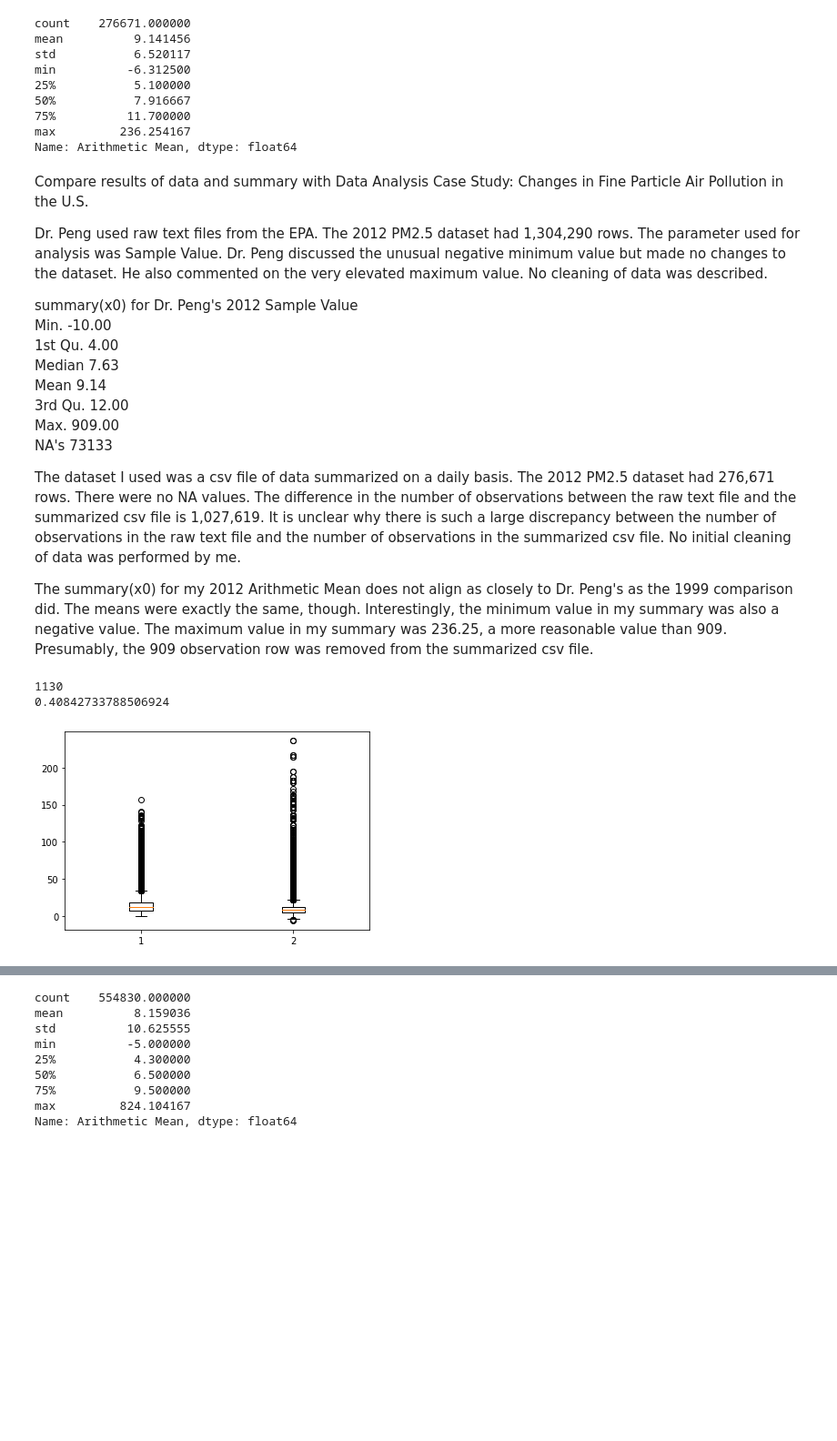
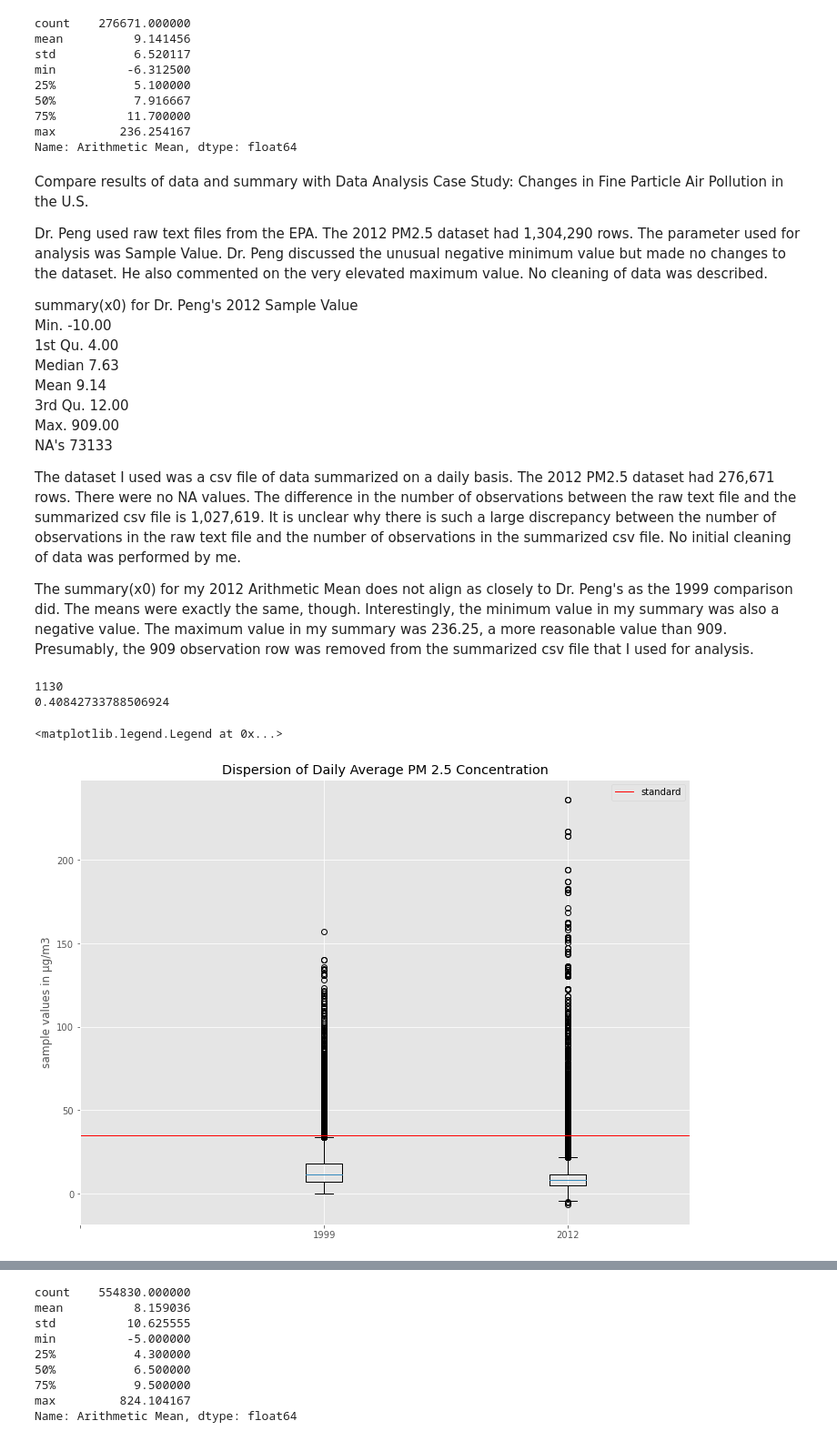
Before and after one commit to mjlaw/FIT_capstone, a Jupyter notebook: Jupyter_notebooks/PM2.5 studies.ipynb, the cells around one changed output, grey strips where cells are left out. Shown: that part at 91% size. Cells and saved outputs as stored; diff of their text form; code cells hidden in the pictures; blank space fills up the shorter version.

Commit message:
added visualizations

```diff
--- a/Jupyter_notebooks/PM2.5 studies.ipynb
+++ b/Jupyter_notebooks/PM2.5 studies.ipynb
@@ -4,7 +4,7 @@ The EPA's current 24 hour standard for PM 2.5 is 35 µg/m3. Levels above this ex
 import numpy as np
 import pandas as pd
 
-pm0 = pd.read_table('C:\\Users\\Mary\\CIS5898\\daily_88101_1999.csv', delimiter = ',') #read in PM2.5 data for 1999
+pm0 = pd.read_csv('C:\\Users\\Mary\\CIS5898\\daily_88101_1999.csv') #read in PM2.5 data for 1999
 # %%
 print(pm0.info()) #provides basic information on data
 print(pm0.ndim) #provides dimensions
@@ -101,7 +100,7 @@ No cleaning of data was performed by me.
 
 The summary(x0) for my 1999 Arithmetic Mean (see cell directly above) closely matches Dr. Peng's 1999 Sample Value, with the exception there are no NA values in my dataset.
 # %%
-pm1 = pd.read_table('C:\\Users\\Mary\\CIS5898\\daily_88101_2012.csv', delimiter = ',') #read in PM2.5 data for 2012
+pm1 = pd.read_csv('C:\\Users\\Mary\\CIS5898\\daily_88101_2012.csv') #read in PM2.5 data for 2012
 # %%
 print(pm1.info())
 print(pm1.ndim)
@@ -163,7 +162,7 @@ file and the number of observations in the summarized csv file. No initial clean
 The summary(x0) for my 2012 Arithmetic Mean does not align as closely to Dr. Peng's as the 1999 comparison did.
 The means were exactly the same, though. Interestingly, the minimum value in my summary was also a negative value.
 The maximum value in my summary was 236.25, a more reasonable value than 909. Presumably, the 909 observation row was
-removed from the summarized csv file.
+removed from the summarized csv file that I used for analysis.
 # %%
 #Look into the number of negative numbers in PM2.5 2012 dataset
 countNegativeValues = np.count_nonzero(x1 < 0) #find count of negative values
@@ -175,9 +174,18 @@ print((countNegativeValues / len(pm1)) * 100) #find percentage of negative value
 # %%
 ## Compare aggregate changes in PM2.5 for years 1999 and 2012 by making boxplots.
 import matplotlib.pyplot as plt
+%matplotlib inline
+
+plt.style.use('ggplot')
+fig = plt.figure(figsize = [12, 9]) #make larger
 
 years = [x0, x1]
 plt.boxplot(years)
-plt.show()
+plt.title('Dispersion of Daily Average PM 2.5 Concentration')
+plt.xticks(np.arange(3), ['', '1999','2012'])
+plt.ylabel('sample values in µg/m3')
+plt.axhline(y=35, linewidth=1, color='r', label = 'standard')
+plt.legend()
 # %% [output]
+<matplotlib.legend.Legend at 0x...>
-[figure, old version]
+[figure, new version]
```
Also changed, not shown: parts of 69 cells of this notebook.
